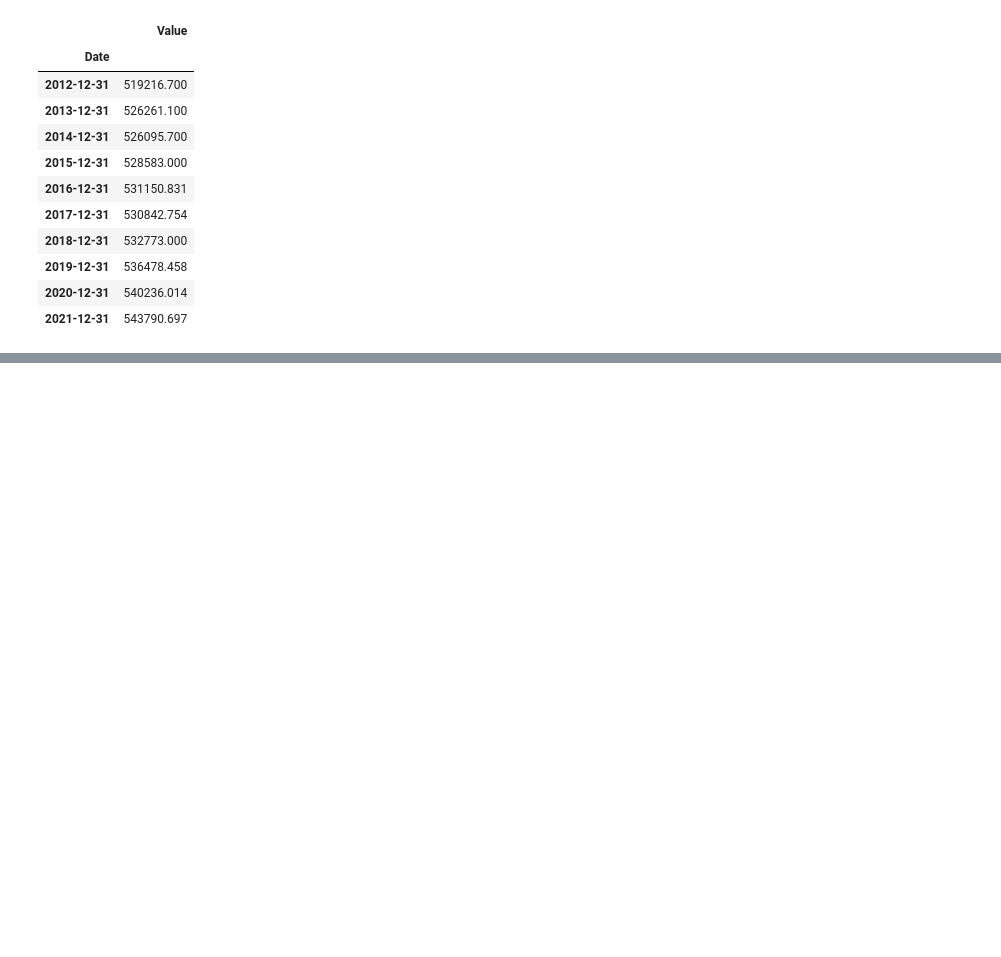
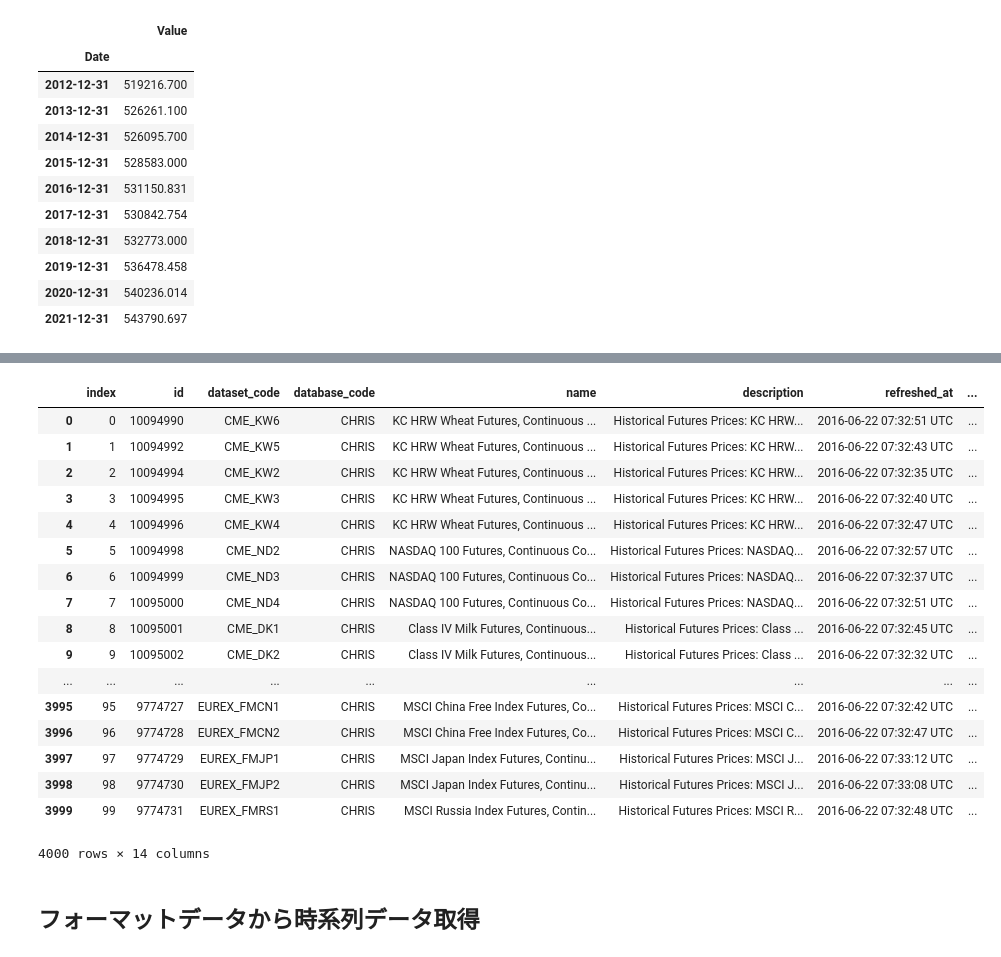
Before and after one commit to ftai/ftai, a Jupyter notebook: example/quandl/ex_quandl.ipynb, the cells around one changed output, grey strips where cells are left out. Cells and saved outputs as stored; diff of their text form; code cells hidden in the pictures; blank space fills up the shorter version.

Commit message:
quandlのデータセットのフォーマット及びそこからのデータ取得例を追加.

```diff
--- a/example/quandl/ex_quandl.ipynb
+++ b/example/quandl/ex_quandl.ipynb
@@ -58,0 +143,10 @@ df_STOCK.tail(15)
+# %%
+bef_url = "https://www.quandl.com/api/v3/datasets.csv?database_code=CHRIS&per_page=100&sort_by=id&page="
+aft_url = "&api_key=CbzNMfBFSFEFsiNNAe97"
+page_num = 40
+url = [bef_url + str(x) + aft_url for x in range(page_num)] # フォーマットファイルのダウンロードURL
+# %%
+# 内包表記使えるように関数化
+def call_format(url):
+    s=requests.get(url).content
+    return pd.read_csv(io.StringIO(s.decode('utf-8')))
@@ -58,0 +155,23 @@ df_STOCK.tail(15)
+# %%
+df_chris_all = pd.concat(df_chris, axis=0) # リスト内のdataframeを縦に繋ぐ
+df_chris_all = df_chris_all.reset_index() # index番号振り直し
+df_chris_all
+# %% [output]
+|  | index | id | dataset_code | database_code | name | description | refreshed_at | ... |
+| 0 | 0 | 10094990 | CME_KW6 | CHRIS | KC HRW Wheat Futures, Continuous ... | Historical Futures Prices: KC HRW... | 2016-06-22 07:32:51 UTC | ... |
+| 1 | 1 | 10094992 | CME_KW5 | CHRIS | KC HRW Wheat Futures, Continuous ... | Historical Futures Prices: KC HRW... | 2016-06-22 07:32:43 UTC | ... |
+| 2 | 2 | 10094994 | CME_KW2 | CHRIS | KC HRW Wheat Futures, Continuous ... | Historical Futures Prices: KC HRW... | 2016-06-22 07:32:35 UTC | ... |
+| 3 | 3 | 10094995 | CME_KW3 | CHRIS | KC HRW Wheat Futures, Continuous ... | Historical Futures Prices: KC HRW... | 2016-06-22 07:32:40 UTC | ... |
+| 4 | 4 | 10094996 | CME_KW4 | CHRIS | KC HRW Wheat Futures, Continuous ... | Historical Futures Prices: KC HRW... | 2016-06-22 07:32:47 UTC | ... |
+| 5 | 5 | 10094998 | CME_ND2 | CHRIS | NASDAQ 100 Futures, Continuous Co... | Historical Futures Prices: NASDAQ... | 2016-06-22 07:32:57 UTC | ... |
+| 6 | 6 | 10094999 | CME_ND3 | CHRIS | NASDAQ 100 Futures, Continuous Co... | Historical Futures Prices: NASDAQ... | 2016-06-22 07:32:37 UTC | ... |
+| 7 | 7 | 10095000 | CME_ND4 | CHRIS | NASDAQ 100 Futures, Continuous Co... | Historical Futures Prices: NASDAQ... | 2016-06-22 07:32:51 UTC | ... |
+| 8 | 8 | 10095001 | CME_DK1 | CHRIS | Class IV Milk Futures, Continuous... | Historical Futures Prices: Class ... | 2016-06-22 07:32:45 UTC | ... |
+| 9 | 9 | 10095002 | CME_DK2 | CHRIS | Class IV Milk Futures, Continuous... | Historical Futures Prices: Class ... | 2016-06-22 07:32:32 UTC | ... |
+| ... | ... | ... | ... | ... | ... | ... | ... | ... |
+| 3995 | 95 | 9774727 | EUREX_FMCN1 | CHRIS | MSCI China Free Index Futures, Co... | Historical Futures Prices: MSCI C... | 2016-06-22 07:32:42 UTC | ... |
+| 3996 | 96 | 9774728 | EUREX_FMCN2 | CHRIS | MSCI China Free Index Futures, Co... | Historical Futures Prices: MSCI C... | 2016-06-22 07:32:47 UTC | ... |
+| 3997 | 97 | 9774729 | EUREX_FMJP1 | CHRIS | MSCI Japan Index Futures, Continu... | Historical Futures Prices: MSCI J... | 2016-06-22 07:33:12 UTC | ... |
+| 3998 | 98 | 9774730 | EUREX_FMJP2 | CHRIS | MSCI Japan Index Futures, Continu... | Historical Futures Prices: MSCI J... | 2016-06-22 07:33:08 UTC | ... |
+| 3999 | 99 | 9774731 | EUREX_FMRS1 | CHRIS | MSCI Russia Index Futures, Contin... | Historical Futures Prices: MSCI R... | 2016-06-22 07:32:48 UTC | ... |
+4000 rows × 14 columns
@@ -58,0 +180,2 @@ df_STOCK.tail(15)
+# %% [markdown]
+## フォーマットデータから時系列データ取得
```
Also changed, not shown: parts of 21 cells of this notebook.
